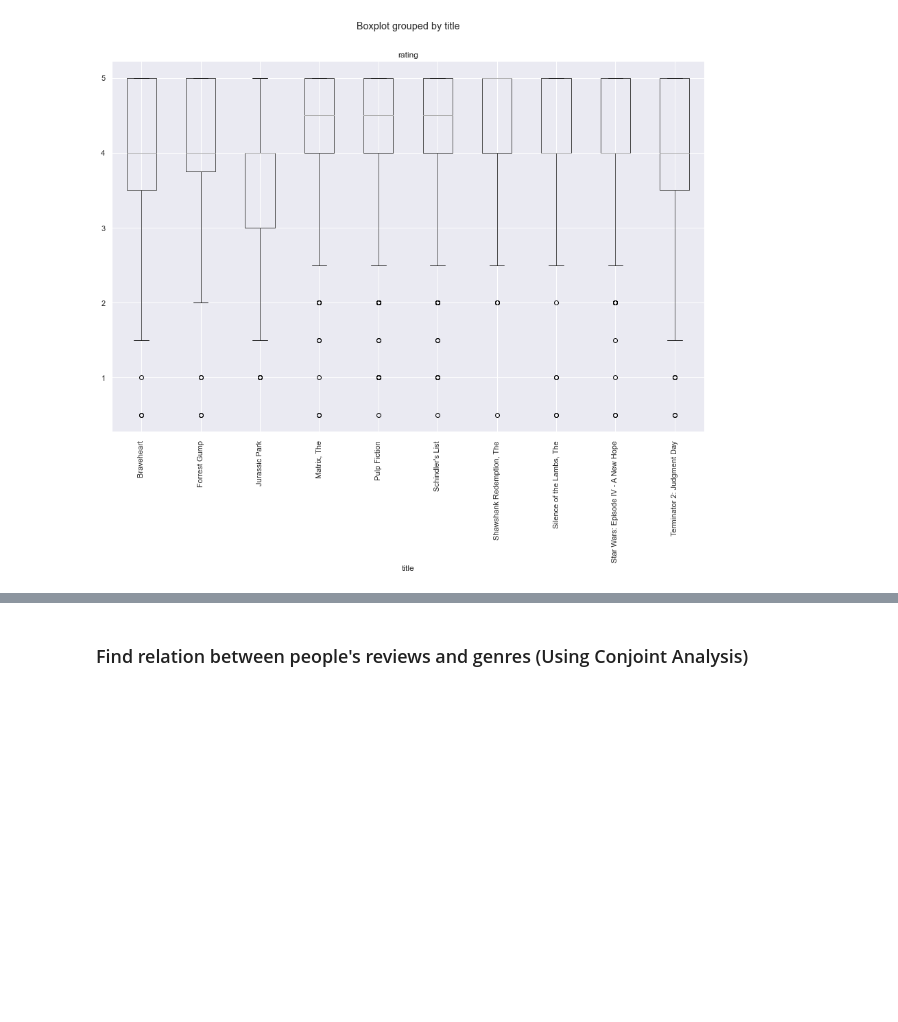
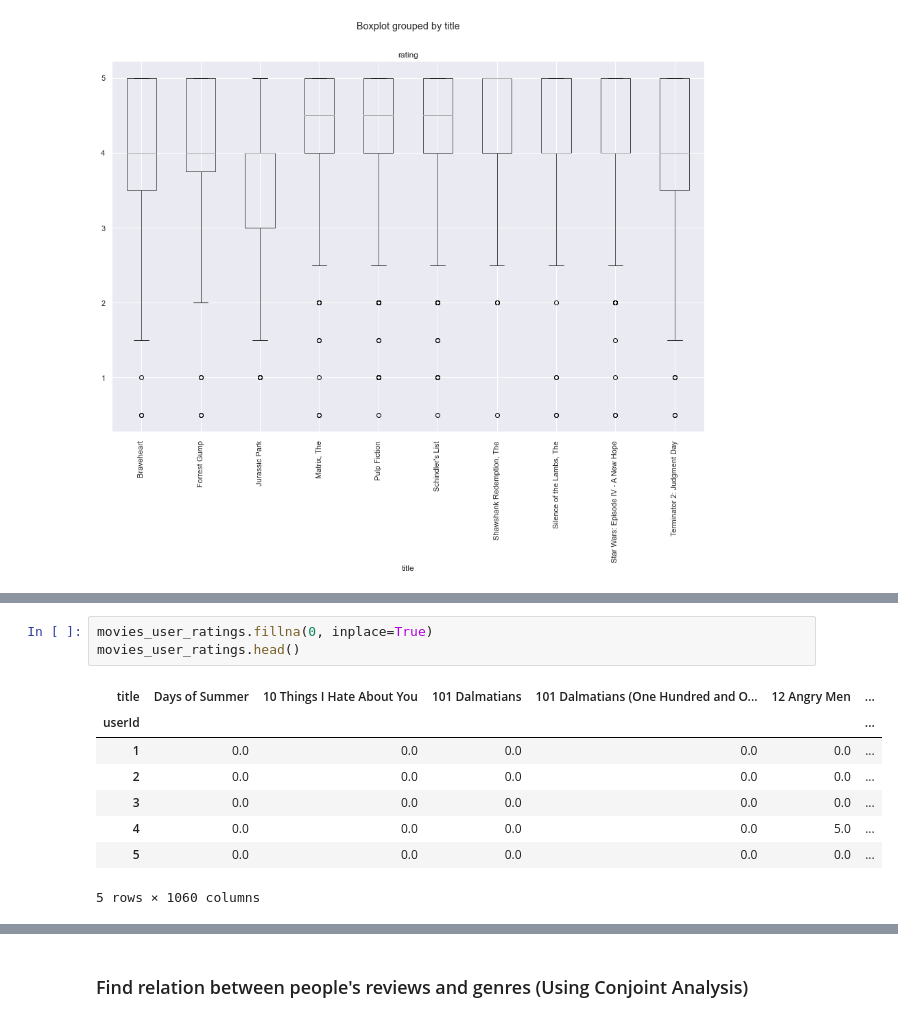
Before and after one commit to bhavesh-20/Movie-Data-Analysis, a Jupyter notebook: Project_G01.ipynb, the cells around one changed output, grey strips where cells are left out. Saved outputs shown, nothing was run; the diff lists cells and outputs as text; blank space fills up the shorter version.

```diff
--- a/Project_G01.ipynb
+++ b/Project_G01.ipynb
@@ -490,0 +506,12 @@ plt.xticks(rotation=90)
+# %%
+movies_user_ratings.fillna(0, inplace=True)
+movies_user_ratings.head()
+# %% [output]
+| title | Days of Summer | 10 Things I Hate About You | 101 Dalmatians | 101 Dalmatians (One Hundred and O... | 12 Angry Men | ... |
+| userId |  |  |  |  |  | ... |
+| 1 | 0.0 | 0.0 | 0.0 | 0.0 | 0.0 | ... |
+| 2 | 0.0 | 0.0 | 0.0 | 0.0 | 0.0 | ... |
+| 3 | 0.0 | 0.0 | 0.0 | 0.0 | 0.0 | ... |
+| 4 | 0.0 | 0.0 | 0.0 | 0.0 | 5.0 | ... |
+| 5 | 0.0 | 0.0 | 0.0 | 0.0 | 0.0 | ... |
+5 rows × 1060 columns
```
Also changed, not shown: parts of 5 cells of this notebook.
